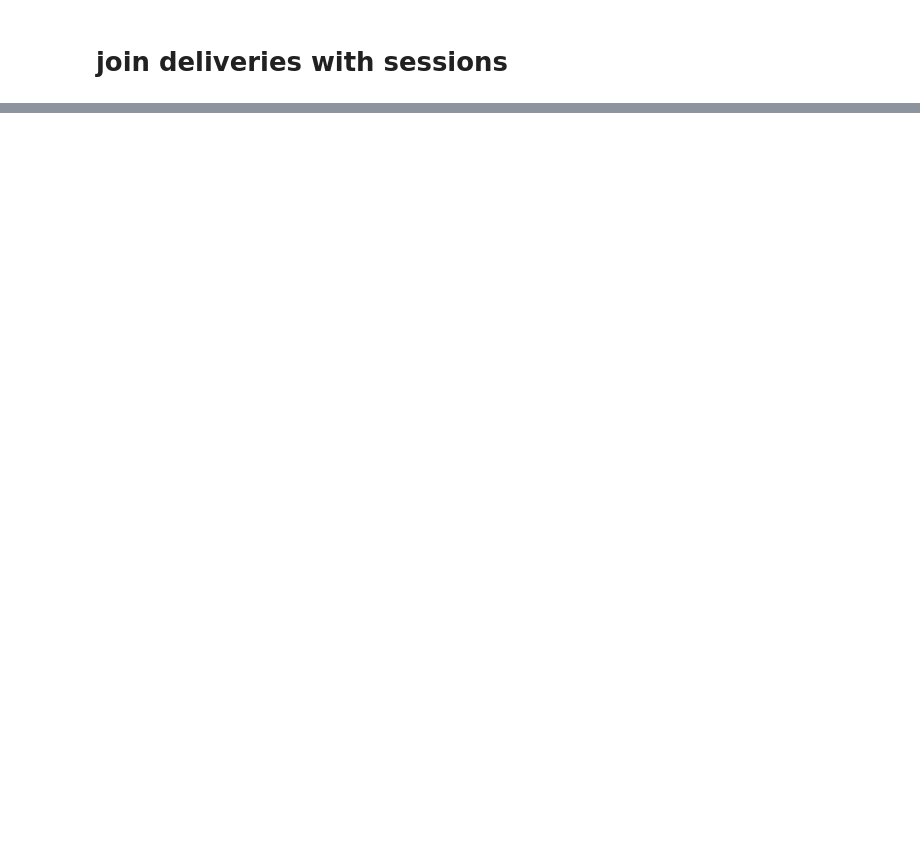
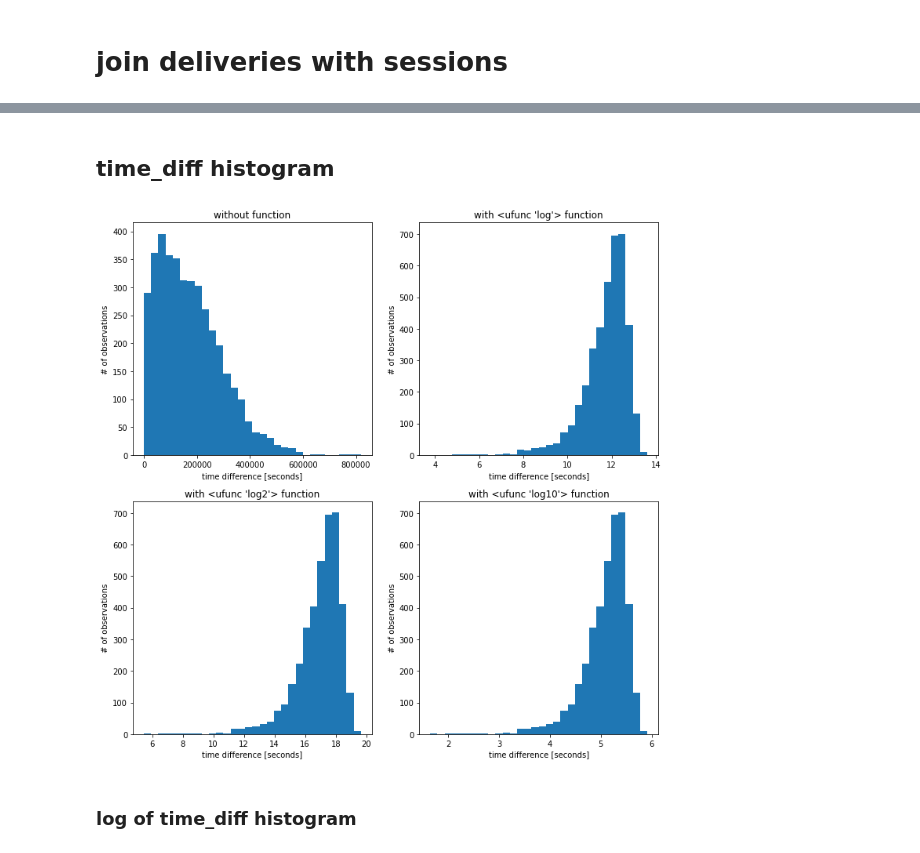
Before and after one commit to milosz-l/delivery-time, a Jupyter notebook: ETL.ipynb, the cells around one changed output, grey strips where cells are left out. Saved outputs shown, nothing was run; the diff lists cells and outputs as text; code cells hidden in the pictures; blank space fills up the shorter version.

Commit message:
subplots with log

```diff
--- a/ETL.ipynb
+++ b/ETL.ipynb
@@ -104,0 +84,26 @@ memory usage: 370.9+ KB
+# %% [markdown]
+## time_diff histogram
+# %%
+fig, ax = plt.subplots(2, 2)
+
+def plot_hist(x, y, num_bins=30, func=None):
+    if func:
+        ax[x, y].hist(func(df["time_diff"]), bins=num_bins)
+        ax[x, y].set_title(f"with {func} function")
+    else:
+        ax[x, y].hist(df["time_diff"], bins=num_bins)
+        ax[x, y].set_title(f"without function")
+    ax[x, y].set_xlabel("time difference [seconds]")
+    ax[x, y].set_ylabel("# of observations")
+
+plot_hist(0, 0)
+plot_hist(0, 1, func=np.log)
+plot_hist(1, 0, func=np.log2)
+plot_hist(1, 1, func=np.log10)
+
+fig.set_size_inches([12, 12])
+plt.show()
+# %% [output]
+[figure, added]
+# %% [markdown]
+### log of time_diff histogram
```
Also changed, not shown: parts of 7 cells of this notebook.
